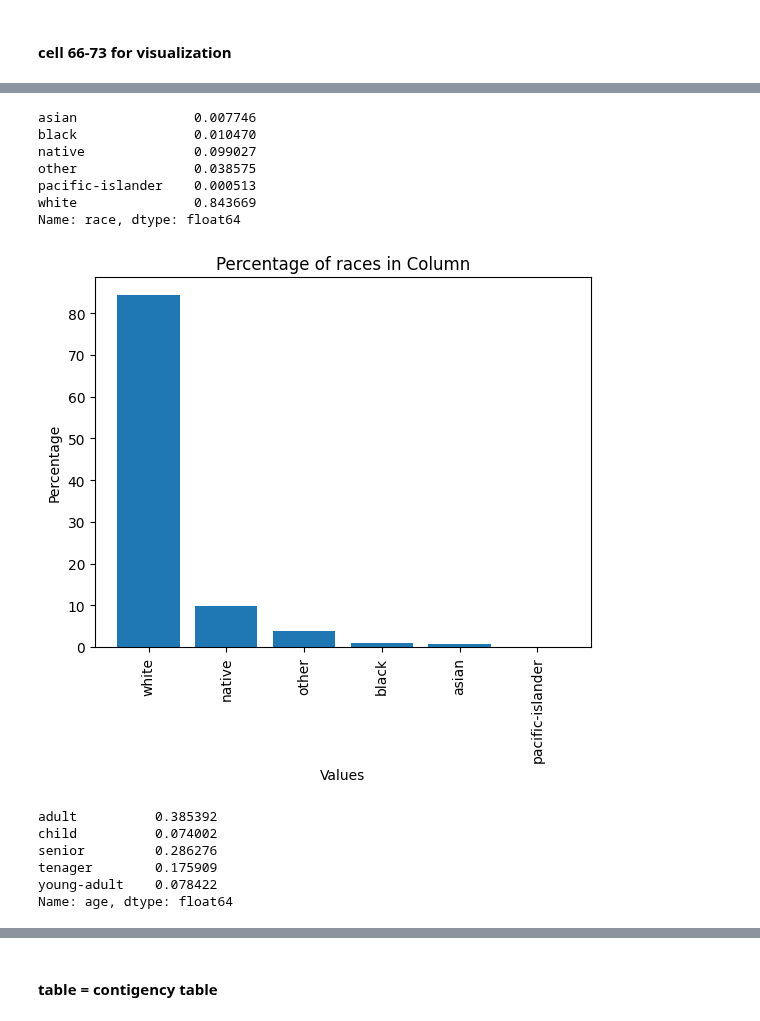
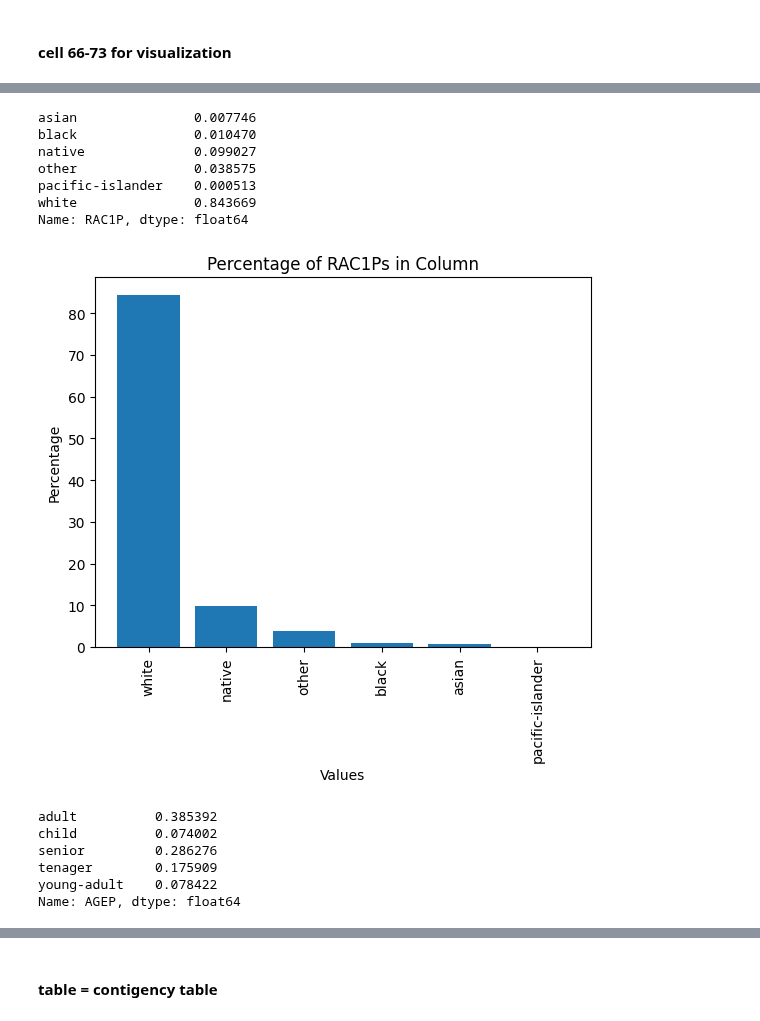
Before and after one commit to abuudarda/synthetic-population-simulation, a Jupyter notebook: IPF_IPU_sampling/IPF_IPU_SAMPLING.ipynb, the cells around one changed output, grey strips where cells are left out. Cells and saved outputs as stored; diff of their text form; code cells hidden in the pictures.

```diff
--- a/IPF_IPU_sampling/IPF_IPU_SAMPLING.ipynb
+++ b/IPF_IPU_sampling/IPF_IPU_SAMPLING.ipynb
@@ -143,7 +151,7 @@ def plot_percentage(col):
     # Display the plot
     plt.show()
 # %%
-df.race.value_counts().sort_index() / df.shape[0]
+df.RAC1P.value_counts().sort_index() / df.shape[0]
 # %% [output]
 asian               0.007746
 black               0.010470
@@ -151,18 +159,18 @@ native              0.099027
 other               0.038575
 pacific-islander    0.000513
 white               0.843669
-Name: race, dtype: float64
+Name: RAC1P, dtype: float64
 # %%
-plot_percentage('race')
+plot_percentage('RAC1P')
 # %% [output]
-[figure, old version]
+[figure, new version]
 # %%
-df.age.value_counts().sort_index() / df.shape[0]
+df.AGEP.value_counts().sort_index() / df.shape[0]
 # %% [output]
 adult          0.385392
 child          0.074002
 senior         0.286276
 tenager        0.175909
 young-adult    0.078422
-Name: age, dtype: float64
+Name: AGEP, dtype: float64
 # %%
```
Also changed, not shown: parts of 11 cells of this notebook, 1 other file.
